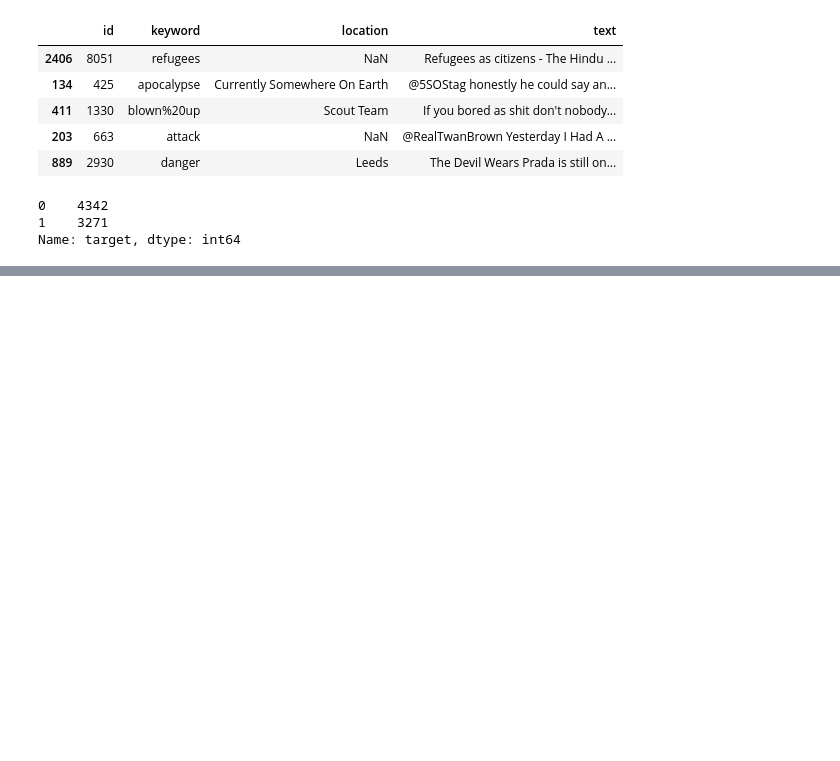
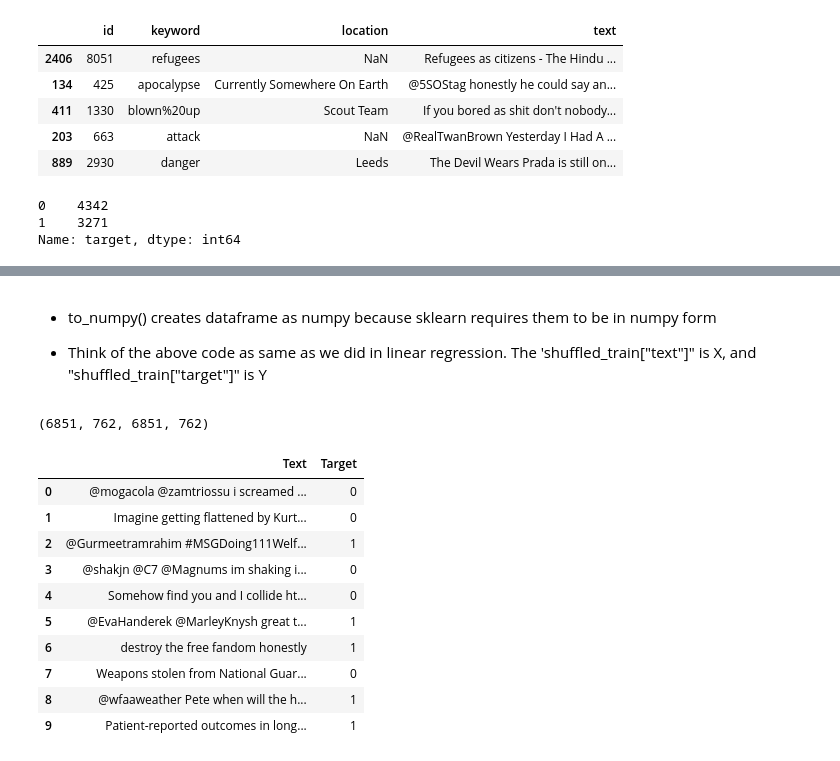
Before and after one commit to Jayveersinh-Raj/intro_NLP_tensorflow, a Jupyter notebook: Intro_NLP.ipynb, the cells around one changed output, grey strips where cells are left out. Saved outputs shown, nothing was run; the diff lists cells and outputs as text; code cells hidden in the pictures; blank space fills up the shorter version.

```diff
--- a/Intro_NLP.ipynb
+++ b/Intro_NLP.ipynb
@@ -153,2 +155,37 @@ Text : :: Survive??
 
 ---
+# %%
+# Lets split the data and get the validation set using sklearn
+from sklearn.model_selection import train_test_split
+train_lines, val_lines, train_labels, val_labels = train_test_split(shuffled_train["text"].to_numpy(),
+                                                                    shuffled_train["target"].to_numpy(),
+                                                                    test_size = 0.1, # 10%
+                                                                    random_state = 42)
+# %% [markdown]
+* to_numpy() creates dataframe as numpy because sklearn requires them to be in numpy form
+
+* Think of the above code as same as we did in linear regression. The 'shuffled_train["text"]" is X, and "shuffled_train["target"]" is Y
+# %%
+# lets check them and their lengths
+len(train_lines), len(val_lines), len(train_labels), len(val_labels)
+# %% [output]
+(6851, 762, 6851, 762)
+# %%
+# lets see the first 10 examples
+import numpy as np
+ten_ex = np.array([train_lines[:10],train_labels[:10]]).T
+visual = pd.DataFrame(ten_ex, columns = ["Text", "Target"])
+
+visual
+# %% [output]
+|  | Text | Target |
+| 0 | @mogacola @zamtriossu i screamed ... | 0 |
+| 1 | Imagine getting flattened by Kurt... | 0 |
+| 2 | @Gurmeetramrahim #MSGDoing111Welf... | 1 |
+| 3 | @shakjn @C7 @Magnums im shaking i... | 0 |
+| 4 | Somehow find you and I collide ht... | 0 |
+| 5 | @EvaHanderek @MarleyKnysh great t... | 1 |
+| 6 | destroy the free fandom honestly | 1 |
+| 7 | Weapons stolen from National Guar... | 0 |
+| 8 | @wfaaweather Pete when will the h... | 1 |
+| 9 | Patient-reported outcomes in long... | 1 |
```
Also changed, not shown: parts of 24 cells of this notebook.
